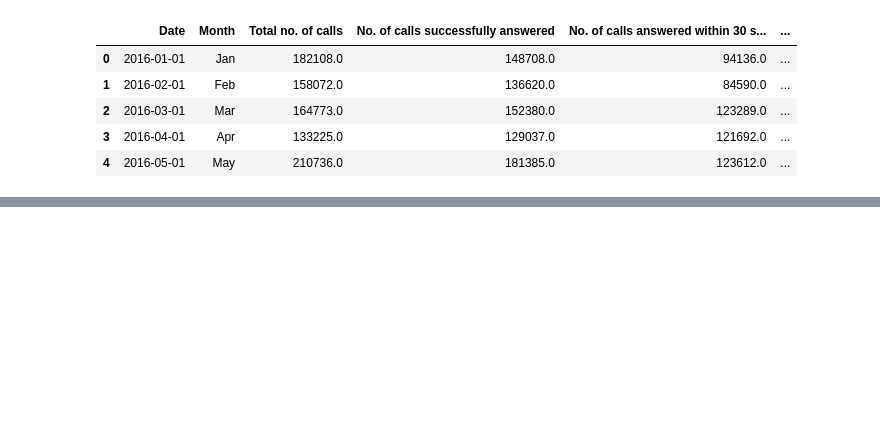
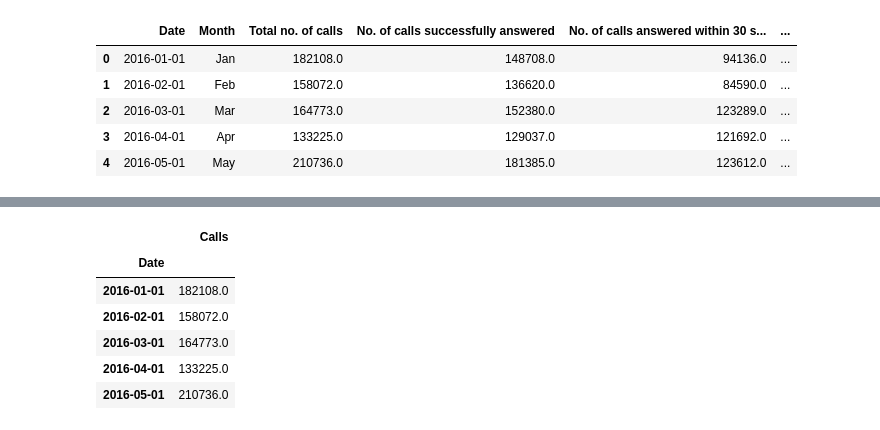
Before and after one commit to nithilanimraka/ml-srilankan-calls-GIC, a Jupyter notebook: 225529P_ML_Assignment.ipynb, the cells around one changed output, grey strips where cells are left out. Cells and saved outputs as stored; diff of their text form; code cells hidden in the pictures; blank space fills up the shorter version.

```diff
--- a/225529P_ML_Assignment.ipynb
+++ b/225529P_ML_Assignment.ipynb
@@ -158,0 +257,10 @@ plt.savefig('sarima_baseline.png')
+# %%
+train.head()
+# %% [output]
+|  | Calls |
+| Date |  |
+| 2016-01-01 | 182108.0 |
+| 2016-02-01 | 158072.0 |
+| 2016-03-01 | 164773.0 |
+| 2016-04-01 | 133225.0 |
+| 2016-05-01 | 210736.0 |
```
Also changed, not shown: parts of 19 cells of this notebook, 1 other file.
